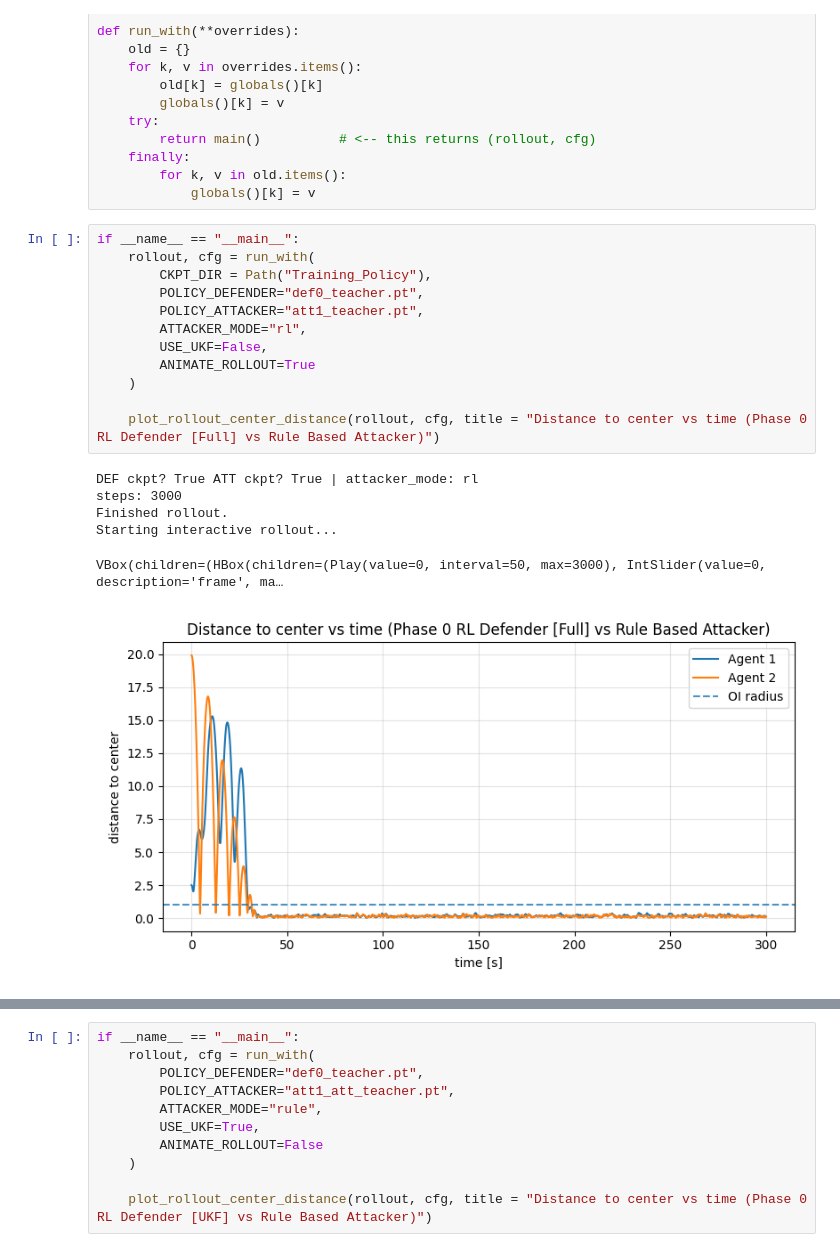
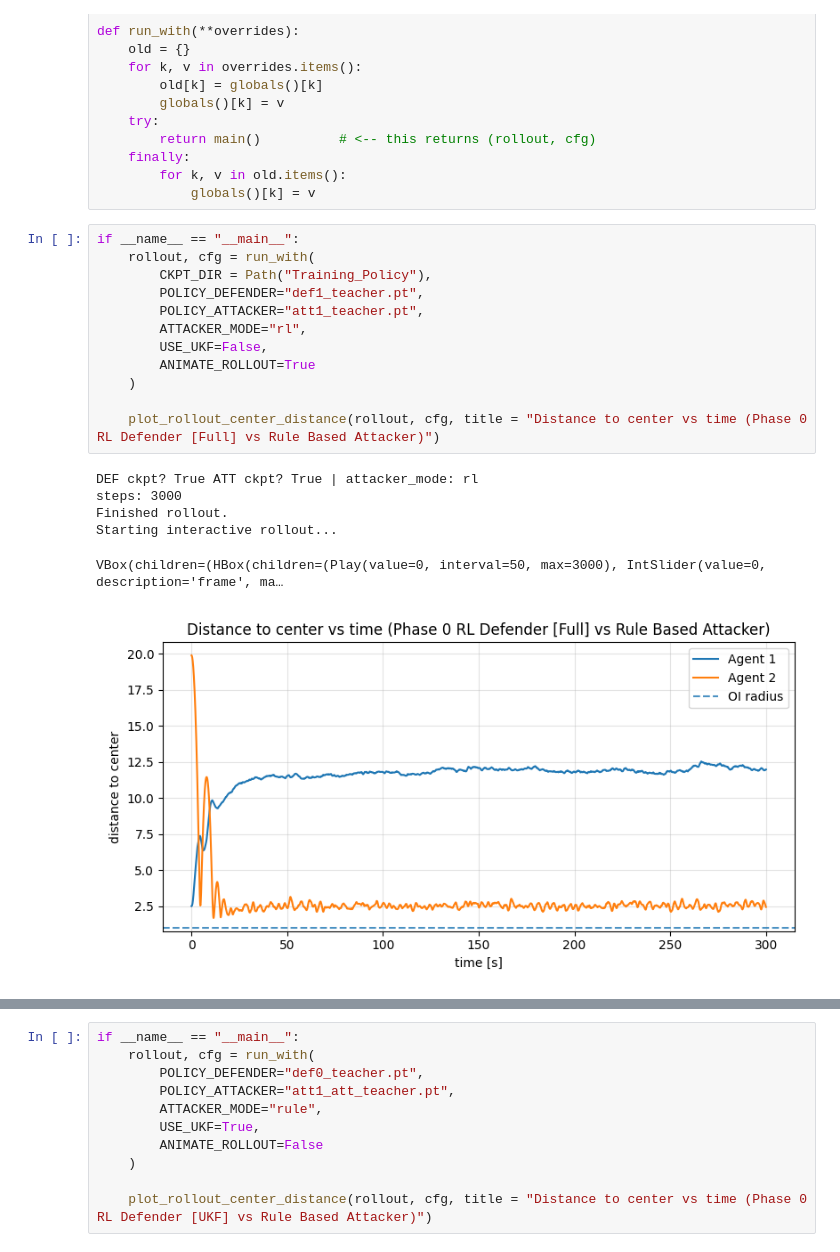
Before and after one commit to gussantaella1/PARL-PO, a Jupyter notebook: GameTheory_TopLevel.ipynb, the cells around one changed output, grey strips where cells are left out. Drawn from its saved outputs; the diff is of its cells as text.

```diff
--- a/GameTheory_TopLevel.ipynb
+++ b/GameTheory_TopLevel.ipynb
@@ -181,22 +181,22 @@ def run_with(**overrides):
 # %%
 if __name__ == "__main__":
     rollout, cfg = run_with(
         CKPT_DIR = Path("Training_Policy"),
-        POLICY_DEFENDER="def0_teacher.pt",
+        POLICY_DEFENDER="def1_teacher.pt",
         POLICY_ATTACKER="att1_teacher.pt",
         ATTACKER_MODE="rl",
         USE_UKF=False,
         ANIMATE_ROLLOUT=True
     )
 
     plot_rollout_center_distance(rollout, cfg, title = "Distance to center vs time (Phase 0 RL Defender [Full] vs Rule Based Attacker)")
 # %% [output]
 DEF ckpt? True ATT ckpt? True | attacker_mode: rl
 steps: 3000
 Finished rollout.
 Starting interactive rollout...
 VBox(children=(HBox(children=(Play(value=0, interval=50, max=3000), IntSlider(value=0, description='frame', ma…
-[figure, old version]
+[figure, new version]
 [figure]
 # %%
 if __name__ == "__main__":
```
Also changed, not shown: 24 other files.
